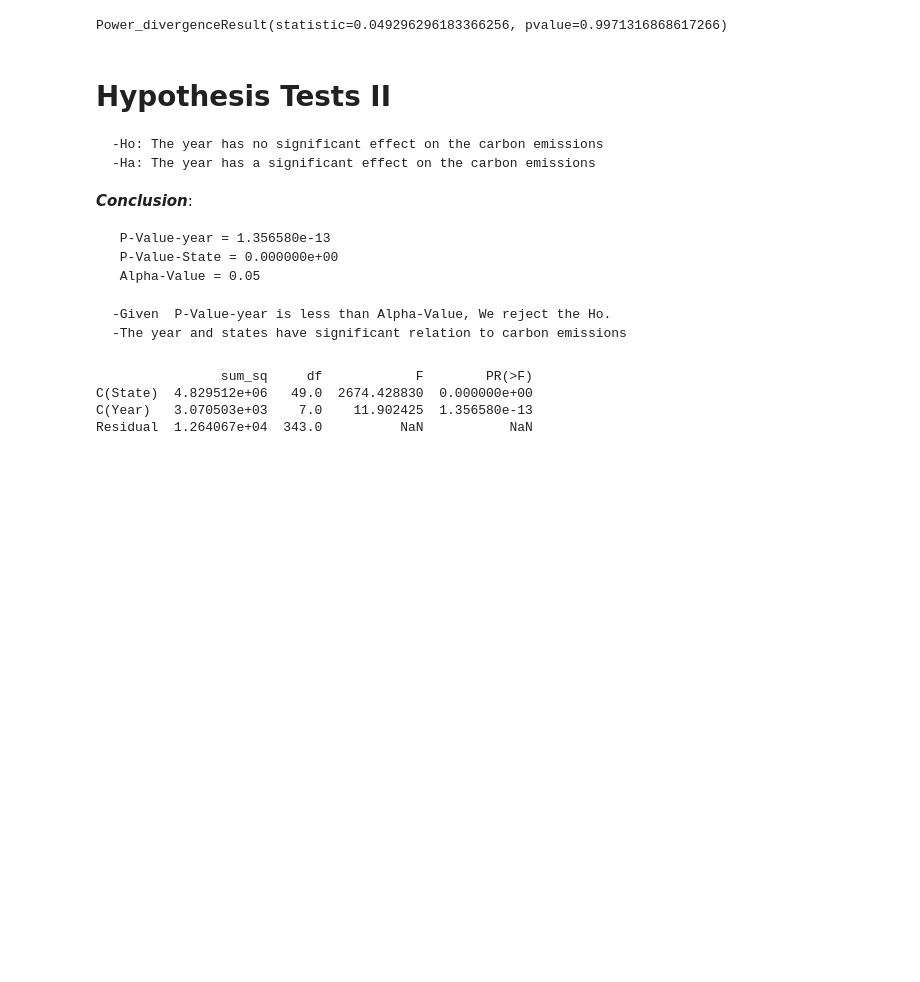
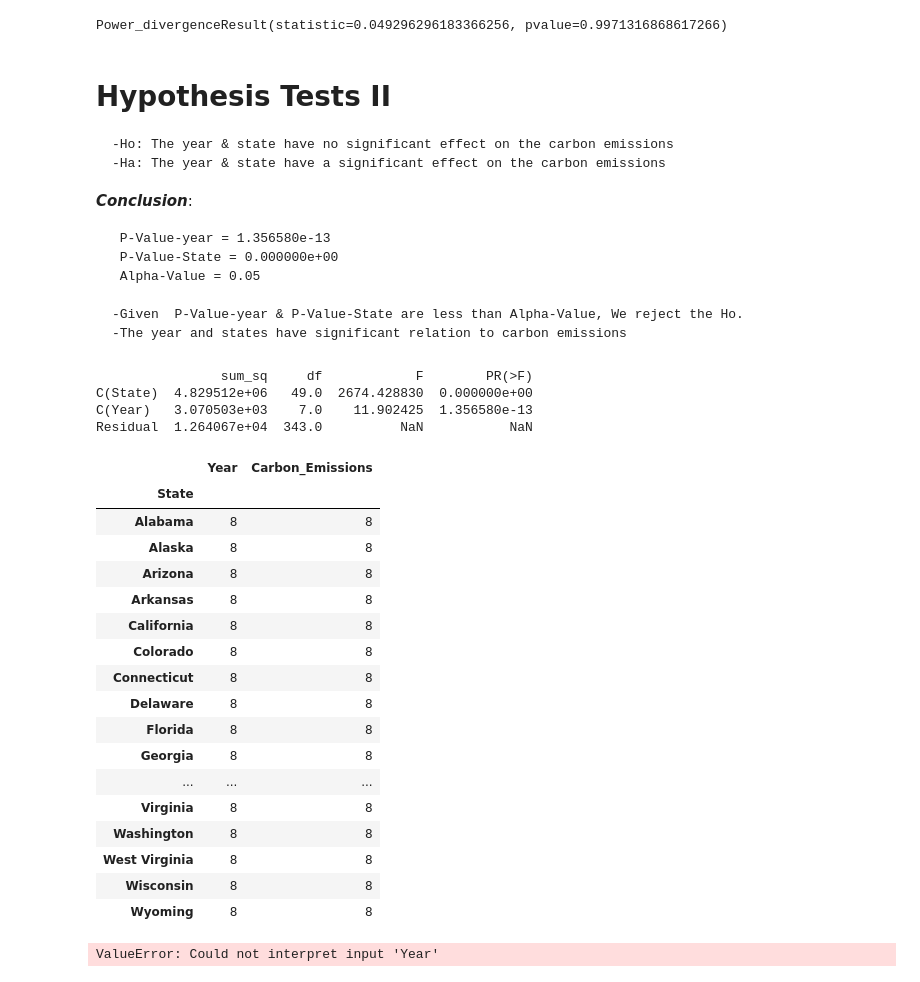
Before and after one commit to LaurentStar/MOD3_Project, a Jupyter notebook: master.ipynb, the cells around one changed output. Drawn from its saved outputs; the diff is of its cells as text; code cells hidden in the pictures; blank space fills up the shorter version.

```diff
--- a/master.ipynb
+++ b/master.ipynb
@@ -112,8 +113,8 @@ Power_divergenceResult(statistic=0.049296296183366256, pvalue=0.9971316868617266
 # %% [markdown]
 # Hypothesis Tests II
 
-    -Ho: The year has no significant effect on the carbon emissions
-    -Ha: The year has a significant effect on the carbon emissions
+    -Ho: The year & state have no significant effect on the carbon emissions
+    -Ha: The year & state have a significant effect on the carbon emissions
 
 **_Conclusion_**:
 
@@ -121,7 +122,7 @@ Power_divergenceResult(statistic=0.049296296183366256, pvalue=0.9971316868617266
      P-Value-State = 0.000000e+00
      Alpha-Value = 0.05
 
-    -Given  P-Value-year is less than Alpha-Value, We reject the Ho.
+    -Given  P-Value-year & P-Value-State are less than Alpha-Value, We reject the Ho.
     -The year and states have significant relation to carbon emissions
 # %%
 %run -i "scripts//hypothesis_2.py"
@@ -130,3 +131,32 @@ Power_divergenceResult(statistic=0.049296296183366256, pvalue=0.9971316868617266
 C(State)  4.829512e+06   49.0  2674.428830  0.000000e+00
 C(Year)   3.070503e+03    7.0    11.902425  1.356580e-13
 Residual  1.264067e+04  343.0          NaN           NaN
+# %%
+df2.groupby('State').count()
+# %% [output]
+|  | Year | Carbon_Emissions |
+| State |  |  |
+| Alabama | 8 | 8 |
+| Alaska | 8 | 8 |
+| Arizona | 8 | 8 |
+| Arkansas | 8 | 8 |
+| California | 8 | 8 |
+| Colorado | 8 | 8 |
+| Connecticut | 8 | 8 |
+| Delaware | 8 | 8 |
+| Florida | 8 | 8 |
+| Georgia | 8 | 8 |
+| ... | ... | ... |
+| Virginia | 8 | 8 |
+| Washington | 8 | 8 |
+| West Virginia | 8 | 8 |
+| Wisconsin | 8 | 8 |
+| Wyoming | 8 | 8 |
+# %%
+sns.barplot(x="Year",
+            y=df2.groupby('State').sum().sort_values(by=['Carbon_Emissions'], ascending=False),
+            label="Total",
+            ax=ax[2],
+            color = 'g').set_title('CO2_Emissions by year' );#.figure.savefig("carbon_emissions_by_region.png");
+# %% [output]
+ValueError: Could not interpret input 'Year'
```
Also changed, not shown: parts of 4 cells of this notebook, 4 other files.
